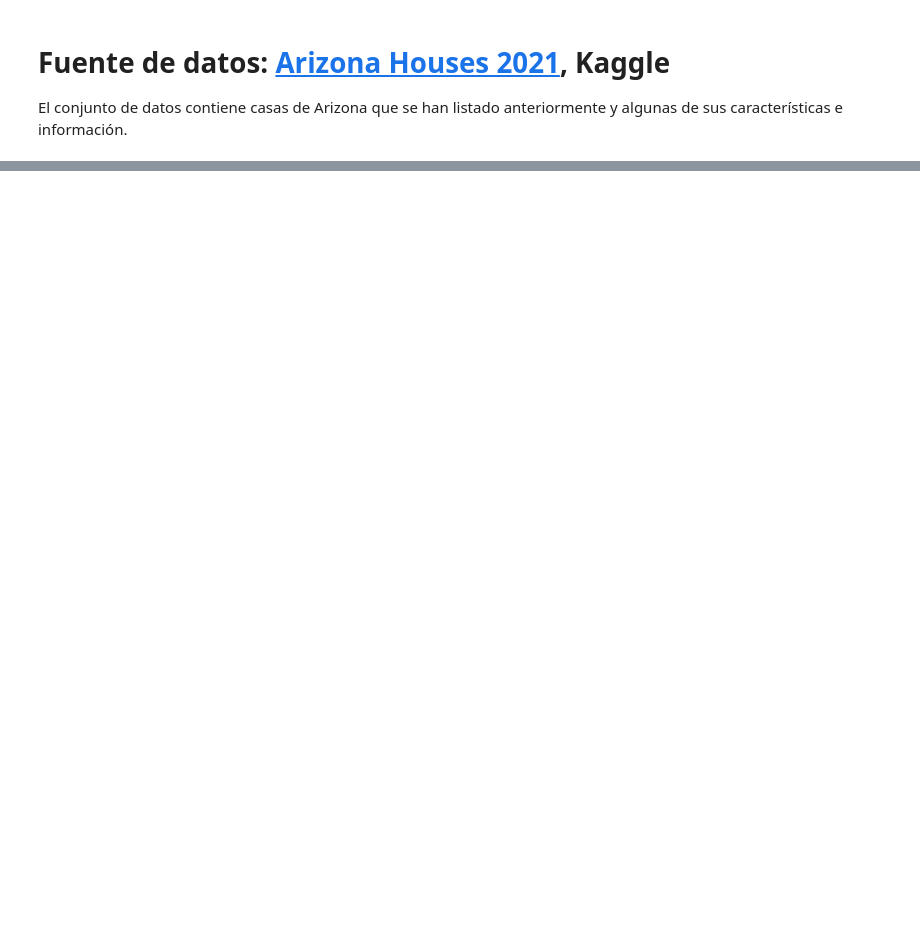
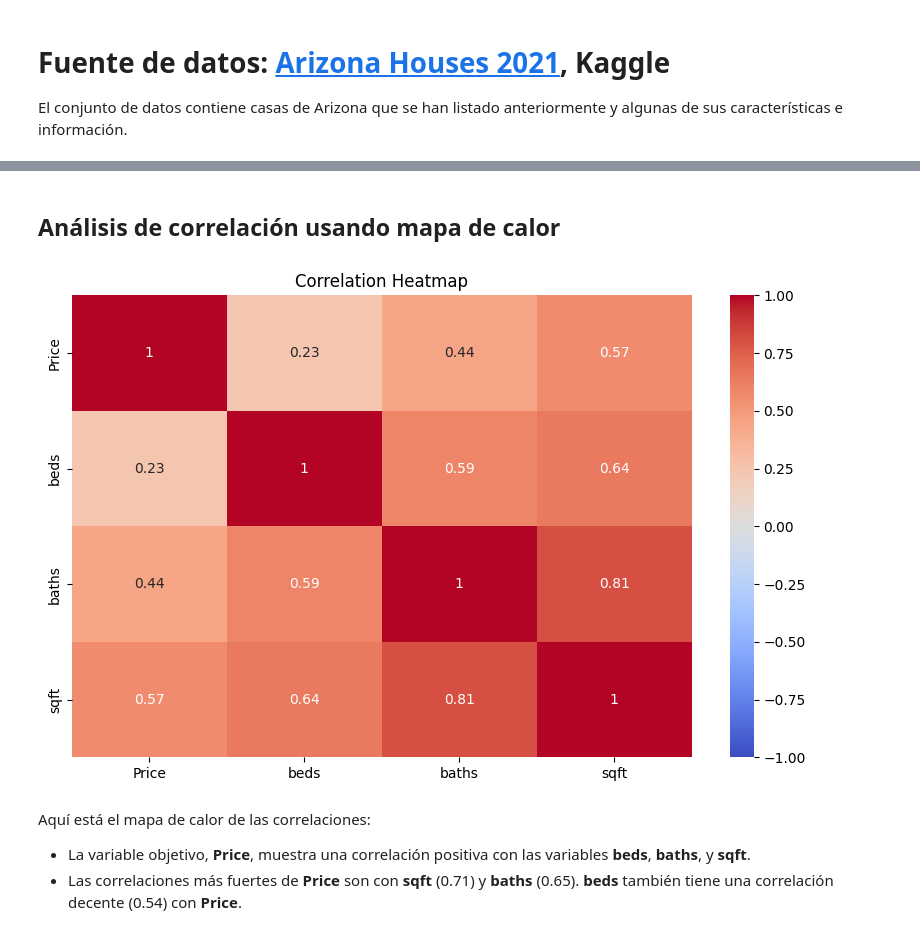
Before and after one commit to JuanRaul23/portafolio-ciencia-de-datos, a Jupyter notebook: regresion_multiple_arizona_houses_2021.ipynb, the cells around one changed output, grey strips where cells are left out. Cells and saved outputs as stored; diff of their text form; code cells hidden in the pictures; blank space fills up the shorter version.

```diff
--- a/regresion_multiple_arizona_houses_2021.ipynb
+++ b/regresion_multiple_arizona_houses_2021.ipynb
@@ -129,0 +9,9 @@ Debemos recordar que siempre hay margen de mejora, y podriamos considerar otros
+# %%
+# Importar pandas
+import pandas as pd
+
+# Cargar el conjunto de datos
+df = pd.read_csv('/content/drive/MyDrive/AZhousingData.csv')
+
+# Mostrar las primeras filas del conjunto de datos
+df.head()
@@ -129,0 +36,21 @@ Debemos recordar que siempre hay margen de mejora, y podriamos considerar otros
+# %% [markdown]
+## Análisis de correlación usando mapa de calor
+# %%
+import seaborn as sns
+import matplotlib.pyplot as plt
+
+# Calcular la matriz de correlación
+corr = df.corr()
+
+# Graficar el mapa de calor
+plt.figure(figsize=(10, 6))
+sns.heatmap(corr, annot=True, cmap='coolwarm', vmin=-1, vmax=1)
+plt.title('Correlation Heatmap')
+plt.show()
+# %% [output]
+[figure, added]
+# %% [markdown]
+Aquí está el mapa de calor de las correlaciones:
+
+- La variable objetivo, **Price**, muestra una correlación positiva con las variables **beds**, **baths**, y **sqft**.
+- Las correlaciones más fuertes de **Price** son con **sqft** (0.71) y **baths** (0.65). **beds** también tiene una correlación decente (0.54) con **Price**.
```
Also changed, not shown: parts of 34 cells of this notebook.
